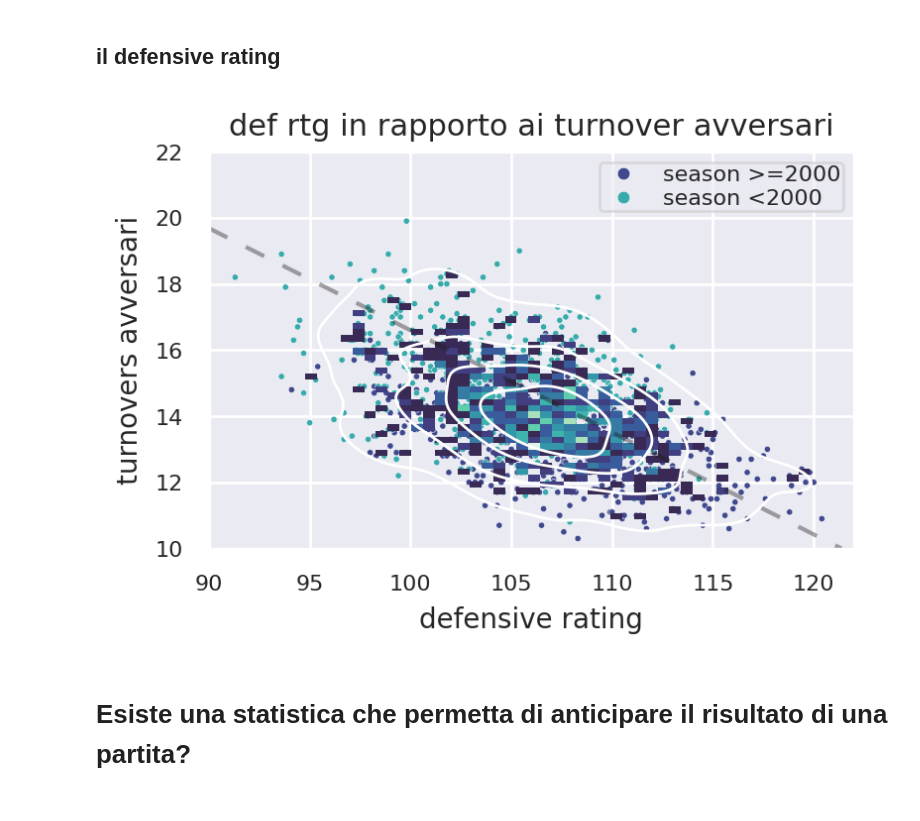
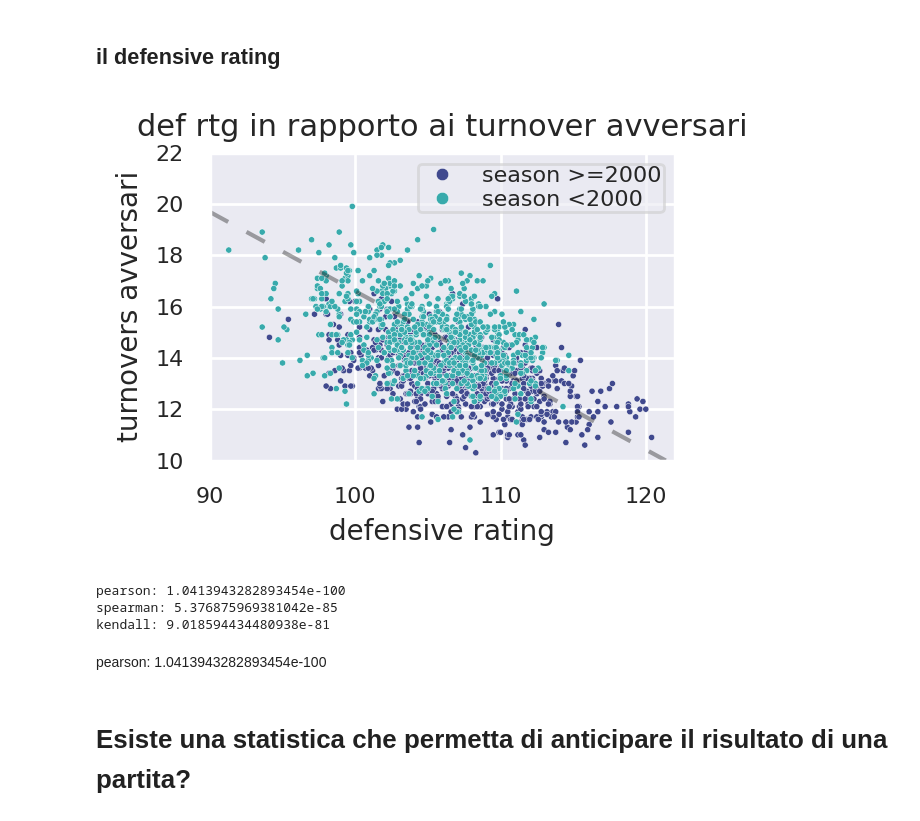
Before and after one commit to enricotazzer/progettinodatascience, a Jupyter notebook: progetto datascience/presentazione.ipynb, the cells around one changed output. Drawn from its saved outputs; the diff is of its cells as text; code cells hidden in the pictures.

```diff
--- a/progetto datascience/presentazione.ipynb
+++ b/progetto datascience/presentazione.ipynb
@@ -126,28 +126,38 @@ un risultato inaspettato è che nonostante ci sia stato un notevole incremento d
 # %%
 summary = pd.read_parquet(os.path.join('team_summary.parquet'))
 total = pd.read_csv(os.path.join('nba', 'Team Totals.csv'))
 defense = total.merge(summary).loc[:,['season', 'abbreviation','drb','orb','trb', 'stl', 'blk','tov', 'pf','o_rtg', 'd_rtg','n_rtg','opp_e_fg_percent','opp_tov_percent','opp_drb_percent']]
 
 #cmap = sns.cubehelix_palette(start=.5, rot=-.5, as_cmap=True)
-f, ax = plt.subplots(figsize=(4.2,2.6))
+f, ax = plt.subplots(figsize=(3,2))
 a = sns.scatterplot(defense, x='d_rtg', y='opp_tov_percent', hue=defense['season']<2000, s=5,palette='mako')
 handles, labels = a.get_legend_handles_labels()
 ax.legend(handles=handles, labels=['season >=2000', 'season <2000'], markerscale=2, framealpha=0.6, borderpad=0.1, labelspacing=0.2, fontsize=8)
-sns.histplot(defense, x='d_rtg', y='opp_tov_percent', bins=50, pthresh=.1, cmap='mako')
-sns.kdeplot(defense, x='d_rtg', y='opp_tov_percent', levels=5, color="w", linewidths=1)
+#sns.histplot(defense, x='d_rtg', y='opp_tov_percent', bins=50, pthresh=.1, cmap='mako')
+#sns.kdeplot(defense, x='d_rtg', y='opp_tov_percent', levels=5, color="w", linewidths=1)
 start = (np.min(defense['d_rtg'])+10, np.max(defense['opp_tov_percent']))
 end = (np.max(defense['d_rtg']), np.min(defense['opp_tov_percent']))
 plt.axline(start, end, color="k", linestyle=(0, (5, 5)), alpha=0.39)
 ax.set_ylabel('turnovers avversari',fontsize=10)
 ax.set_xlabel('defensive rating',fontsize=10)
 ax.set_title('def rtg in rapporto ai turnover avversari', fontsize=11)
 ax.tick_params(axis='both', which='major', labelsize=8)
 ax.tick_params(axis='both', which='minor', labelsize=8)
 ax.set_xlim(90,122)
 ax.set_ylim(10,22)
 plt.savefig('plots/defrtg.png')
 # %% [output]
-[figure, old version]
+[figure, new version]
+# %%
+print('pearson:', sp.stats.pearsonr(defense.dropna()['d_rtg'],defense.dropna()['opp_tov_percent'])[1])
+print('spearman:',sp.stats.spearmanr(defense.dropna()['d_rtg'],defense.dropna()['opp_tov_percent'])[1])
+print('kendall:',sp.stats.kendalltau(defense.dropna()['d_rtg'],defense.dropna()['opp_tov_percent'])[1])
+# %% [output]
+pearson: 1.0413943282893454e-100
+spearman: 5.376875969381042e-85
+kendall: 9.018594434480938e-81
+# %% [markdown]
+pearson: 1.0413943282893454e-100
 # %% [markdown]
 # Esiste una statistica che permetta di anticipare il risultato di una partita?
 # %% [markdown]
```
Also changed, not shown: 1 other file.
